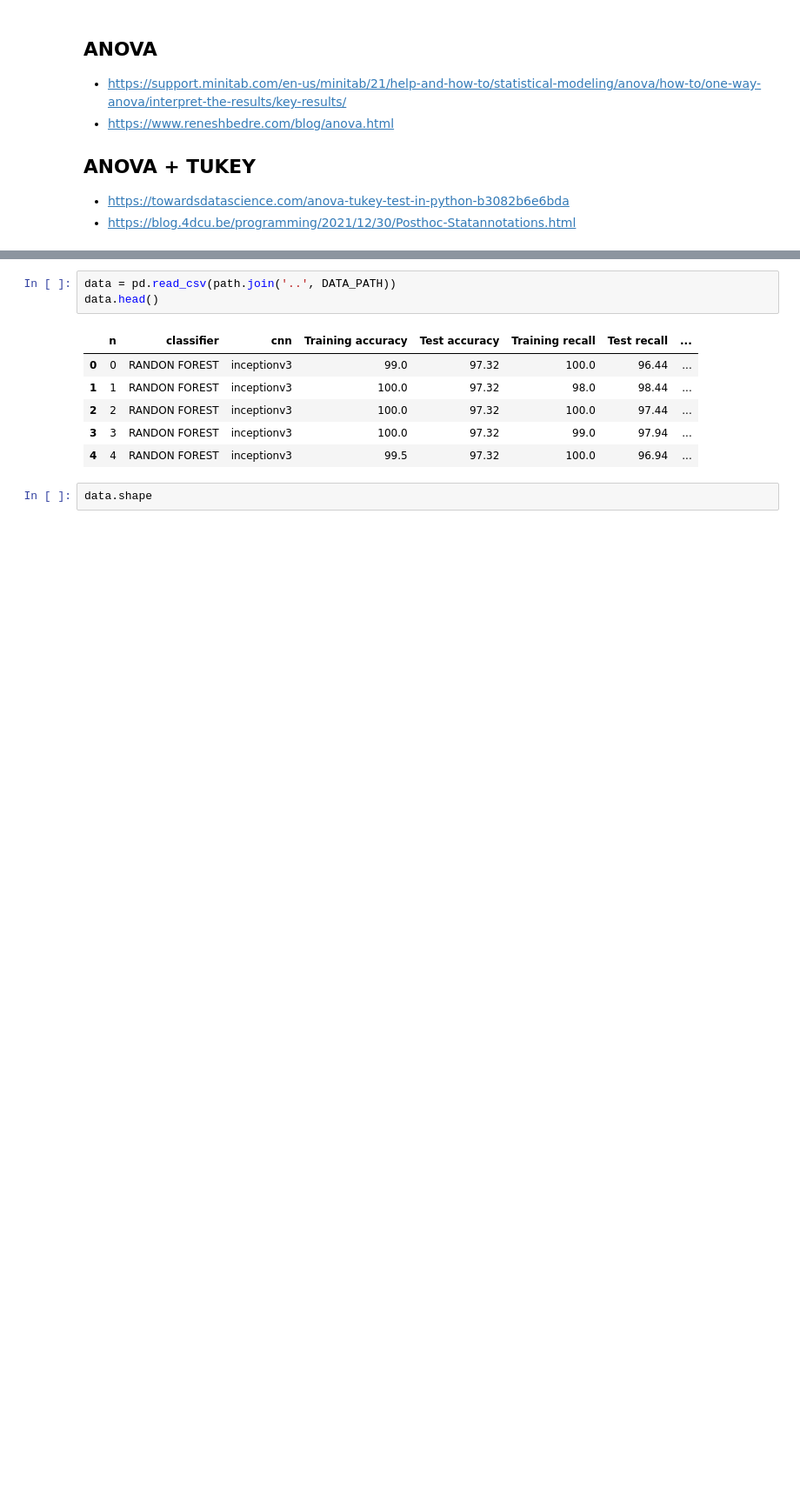
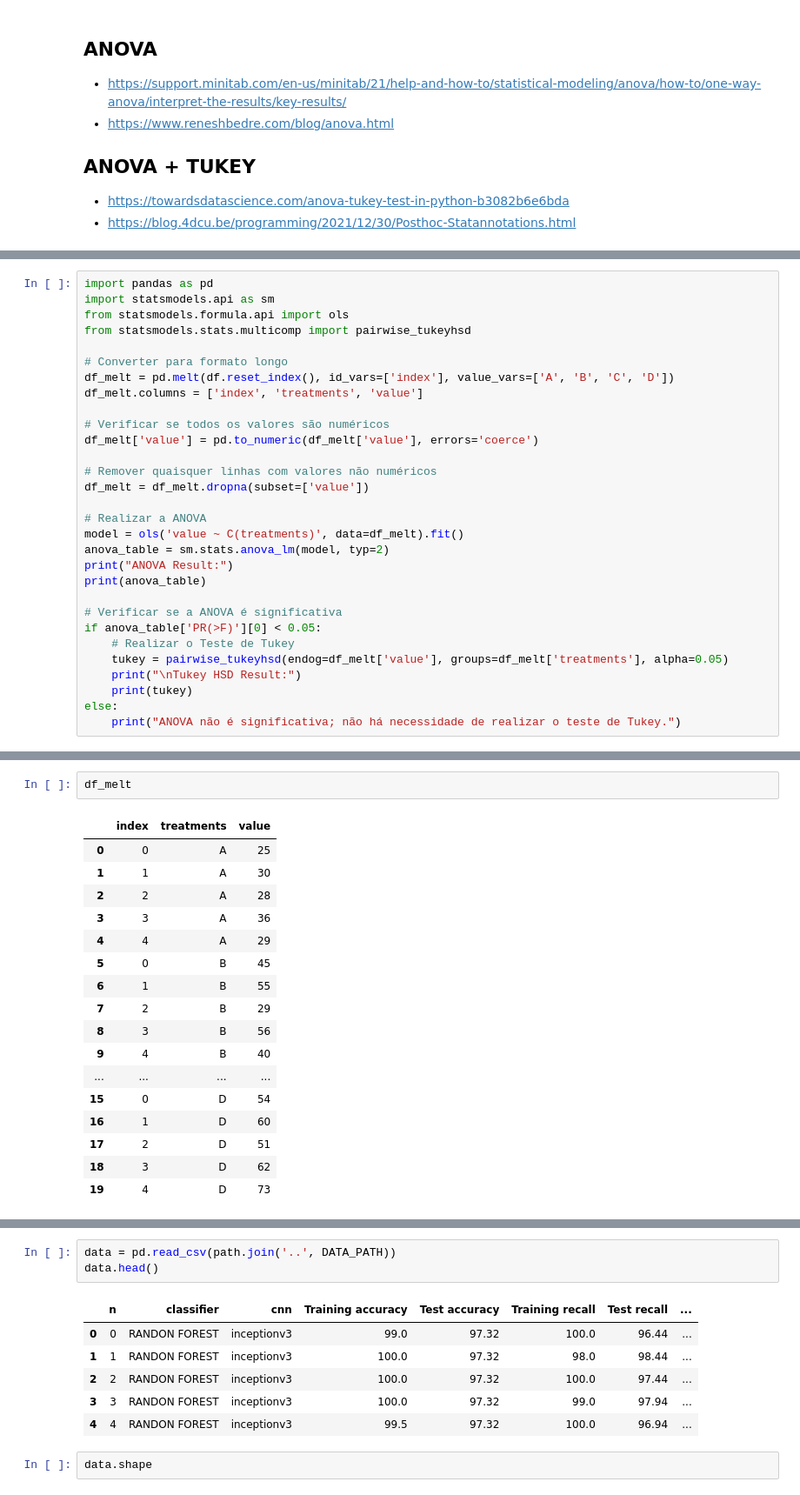
Before and after one commit to leandrobmarinho/statistical-tests, a Jupyter notebook: notebook/statistical_tests.ipynb, the cells around one changed output, grey strips where cells are left out. Shown: that part at 87% size. Saved outputs shown, nothing was run; the diff lists cells and outputs as text; blank space fills up the shorter version.

```diff
--- a/notebook/statistical_tests.ipynb
+++ b/notebook/statistical_tests.ipynb
@@ -11,0 +137,30 @@
+# %%
+import pandas as pd
+import statsmodels.api as sm
+from statsmodels.formula.api import ols
+from statsmodels.stats.multicomp import pairwise_tukeyhsd
+
+# Converter para formato longo
+df_melt = pd.melt(df.reset_index(), id_vars=['index'], value_vars=['A', 'B', 'C', 'D'])
+df_melt.columns = ['index', 'treatments', 'value']
+
+# Verificar se todos os valores são numéricos
+df_melt['value'] = pd.to_numeric(df_melt['value'], errors='coerce')
+
+# Remover quaisquer linhas com valores não numéricos
+df_melt = df_melt.dropna(subset=['value'])
+
+# Realizar a ANOVA
+model = ols('value ~ C(treatments)', data=df_melt).fit()
+anova_table = sm.stats.anova_lm(model, typ=2)
+print("ANOVA Result:")
+print(anova_table)
+
+# Verificar se a ANOVA é significativa
+if anova_table['PR(>F)'][0] < 0.05:
+    # Realizar o Teste de Tukey
+    tukey = pairwise_tukeyhsd(endog=df_melt['value'], groups=df_melt['treatments'], alpha=0.05)
+    print("\nTukey HSD Result:")
+    print(tukey)
+else:
+    print("ANOVA não é significativa; não há necessidade de realizar o teste de Tukey.")
@@ -12,3 +184,23 @@
+# %%
+df_melt
+# %% [output]
+|  | index | treatments | value |
+| 0 | 0 | A | 25 |
+| 1 | 1 | A | 30 |
+| 2 | 2 | A | 28 |
+| 3 | 3 | A | 36 |
+| 4 | 4 | A | 29 |
+| 5 | 0 | B | 45 |
+| 6 | 1 | B | 55 |
+| 7 | 2 | B | 29 |
+| 8 | 3 | B | 56 |
+| 9 | 4 | B | 40 |
+| ... | ... | ... | ... |
+| 15 | 0 | D | 54 |
+| 16 | 1 | D | 60 |
+| 17 | 2 | D | 51 |
+| 18 | 3 | D | 62 |
+| 19 | 4 | D | 73 |
 # %%
 from os import path
 import pandas as pd
```
Also changed, not shown: parts of 12 cells of this notebook, 1 other file.
